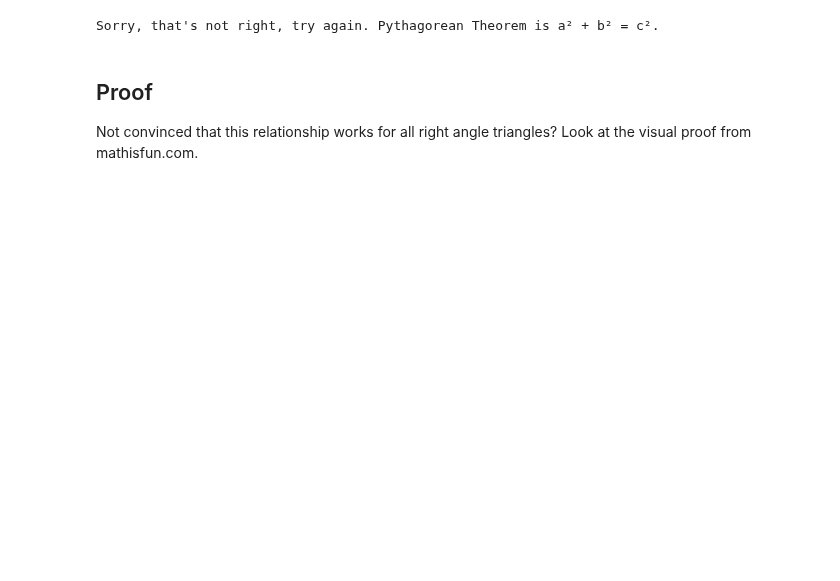
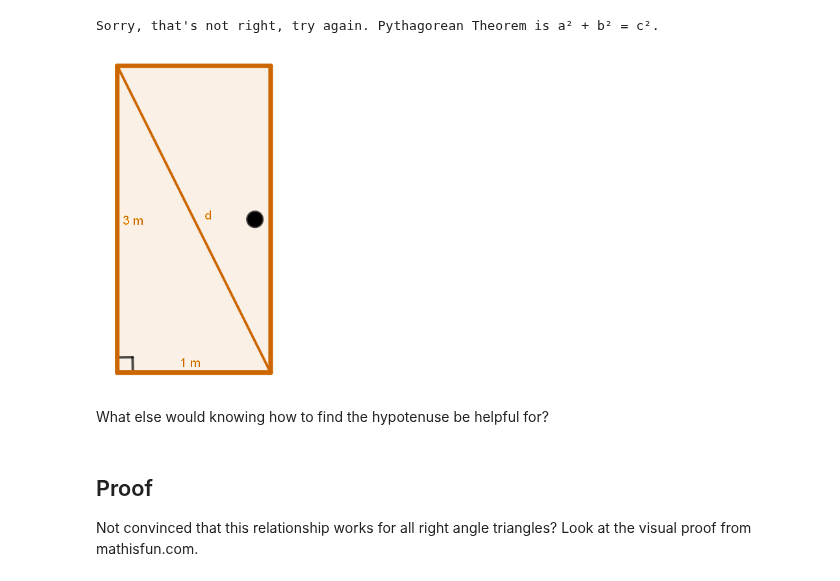
Before and after one commit to ULeth-Math-CS/Callysto, a Jupyter notebook: Nicole/PythagoreanTheorem/pythagorean-theorem.ipynb, the cells around one changed output. Cells and saved outputs as stored; diff of their text form; code cells hidden in the pictures; blank space fills up the shorter version.

```diff
--- a/Nicole/PythagoreanTheorem/pythagorean-theorem.ipynb
+++ b/Nicole/PythagoreanTheorem/pythagorean-theorem.ipynb
@@ -140,6 +140,12 @@ answer1.observe(check1, 'value')
 What is the length of the hypotenuse of the triangle above?
 [interactive output not drawn]
 Sorry, that's not right, try again. Pythagorean Theorem is a² + b² = c².
+# %%
+Image('images/PythagoreanTriangleDoor.png',width=200)
+# %% [output]
+[figure, added]
+# %% [markdown]
+What else would knowing how to find the hypotenuse be helpful for?
 # %% [markdown]
 ## Proof
 
```
Also changed, not shown: parts of 11 cells of this notebook, 10 other files.
